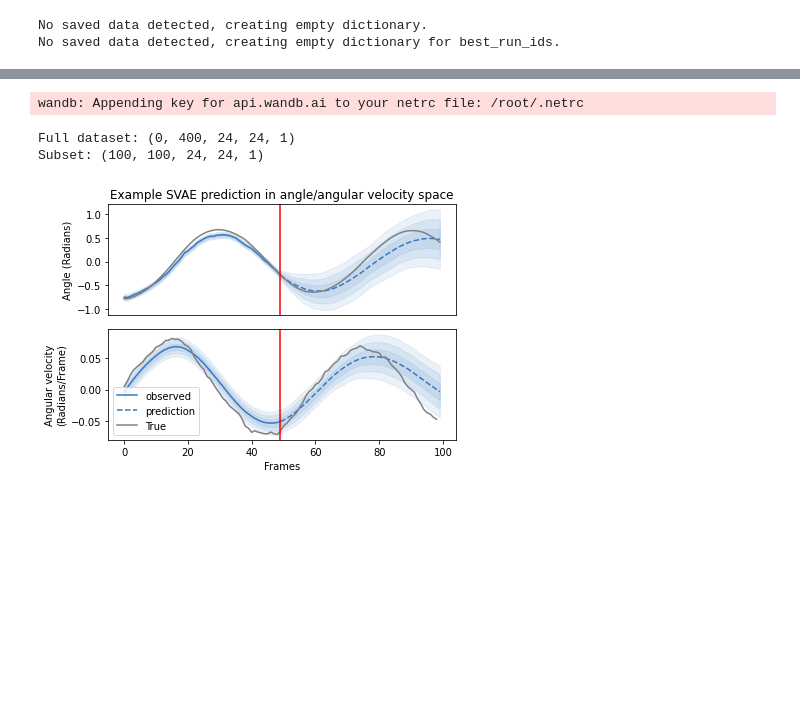
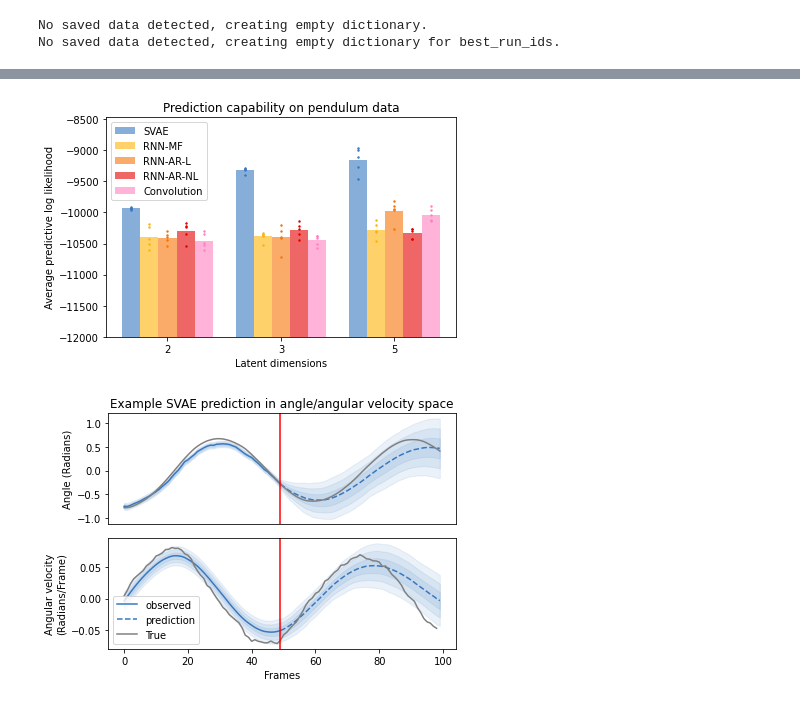
Before and after one commit to matthew9671/MattLab, a Jupyter notebook: Revisiting_SVAE_Refactor.ipynb, the cells around one changed output, grey strips where cells are left out. Saved outputs shown, nothing was run; the diff lists cells and outputs as text; code cells hidden in the pictures; blank space fills up the shorter version.

```diff
--- a/Revisiting_SVAE_Refactor.ipynb
+++ b/Revisiting_SVAE_Refactor.ipynb
@@ -5105,10 +5225,10 @@ KeyError: ignored
 def plot_prediction_log_likelihood(baseline, margin):
     ax = plt.subplot()
 
-    full_width = .6
+    full_width = .8
     dims = [2, 3, 5]
-    bar_width = full_width / len(dims)
-    methods = ["svae", "cdkf", "planet"]
+    methods = ["svae", "dkf", "cdkf", "planet", "conv"]
+    bar_width = full_width / len(methods)
     max_y = baseline
 
     global pendulum_data
@@ -5141,7 +5261,7 @@ def plot_prediction_log_likelihood(baseline, margin):
             max_y = max(max_y, np.max(pred_lls) + margin)
     ax.set_title("Prediction capability on pendulum data")
     ax.set_ylabel("Average predictive log likelihood")
-    ax.set_xticks(np.arange(len(methods))-bar_width/2)
+    ax.set_xticks(np.arange(len(dims))-bar_width/2)
     ax.set_xticklabels(dims)
     ax.set_xlabel("Latent dimensions")
     ax.set_ylim(baseline, max_y)
@@ -5155,6 +5274,4 @@ plt.savefig("prediction.pdf")
-wandb: Appending key for api.wandb.ai to your netrc file: /root/.netrc
-Full dataset: (0, 400, 24, 24, 1)
-Subset: (100, 100, 24, 24, 1)
+[figure, added]
 # %%
 # @title Make predictions in theta/omega space
 def plot_svae_prediction(i=0):
```
Also changed, not shown: parts of 27 cells of this notebook.
